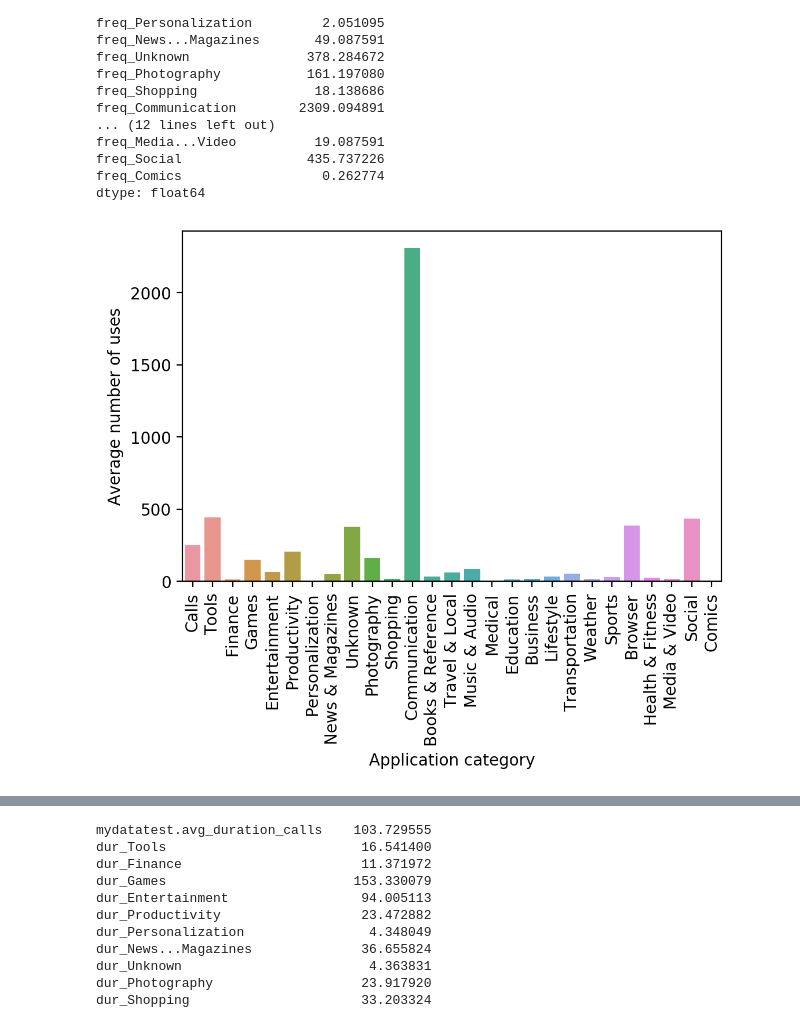
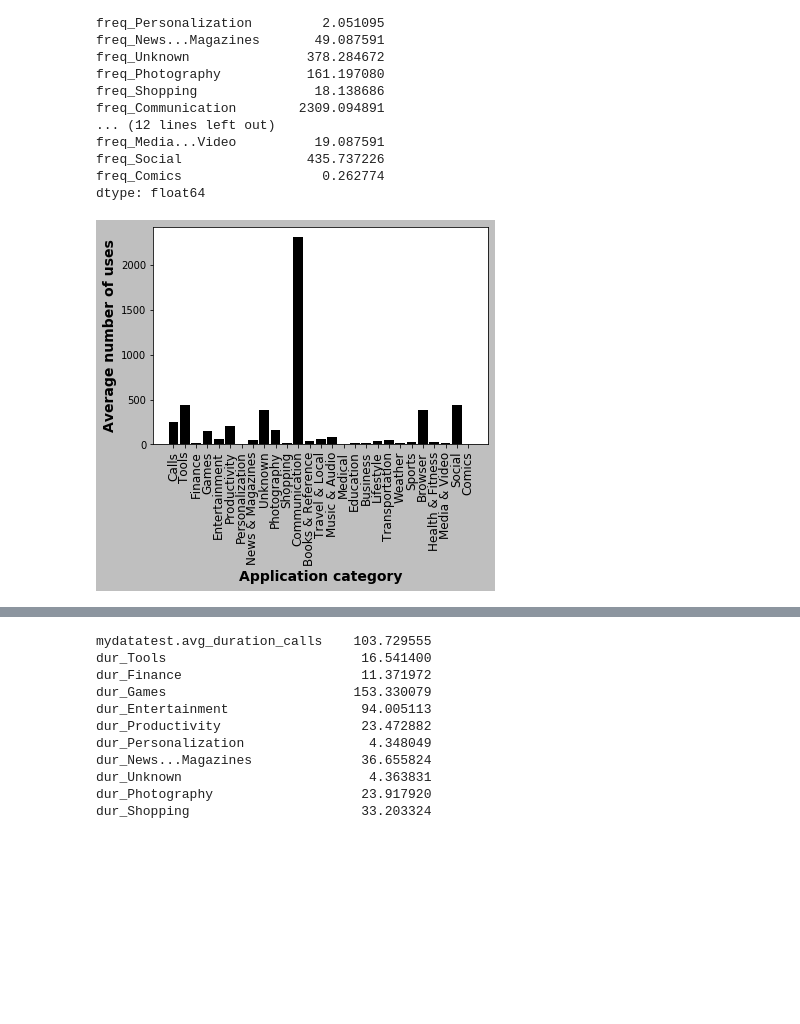
Before and after one commit to rafaoncloud/explainable_AI_personality_traits_big_five, a Jupyter notebook: personality_prediction.ipynb, the cells around one changed output, grey strips where cells are left out. Cells and saved outputs as stored; diff of their text form; code cells hidden in the pictures; blank space fills up the shorter version.

Commit message:
Generate greyscale charts

```diff
--- a/personality_prediction.ipynb
+++ b/personality_prediction.ipynb
@@ -100,21 +100,22 @@ dtype: float64
 # %%
 labels = ['Calls','Tools','Finance','Games','Entertainment','Productivity',
           'Personalization','News & Magazines','Unknown','Photography','Shopping',
           'Communication','Books & Reference','Travel & Local','Music & Audio',
           'Medical','Education','Business','Lifestyle','Transportation','Weather','Sports',
           'Browser','Health & Fitness', 'Media & Video', 'Social', 'Comics']
 
-ax = sns.barplot(x=df_categories_freq_mean.index, y=df_categories_freq_mean.values)
-ax.set_xticklabels(rotation=90, labels=labels)
-plt.xlabel("Application category")
-plt.ylabel("Average number of uses")
+#ax = sns.barplot(x=df_categories_freq_mean.index, y=df_categories_freq_mean.values)
+ax = plt.bar(x=labels, height=df_categories_freq_mean.values, width=0.85)
+plt.xticks(rotation=90, fontsize=12)
+plt.xlabel("Application category", fontsize=14, weight='bold')
+plt.ylabel("Average number of uses", fontsize=14, weight='bold')
 
 #fig = ax.get_figure()
-#plt.savefig('figures/number_of_uses_by_category', dpi=200)
+plt.savefig('figures/number-of-uses-by-category-greyscale', dpi=200, bbox_inches="tight")
 
 plt.show(ax)
 # %% [output]
-[figure, old version]
+[figure, new version]
 # %%
 df_categories_dur = df.loc[:,'mydatatest.avg_duration_calls':'dur_Comics'].copy()
 df_categories_dur.head(2)
```
Also changed, not shown: parts of 1 cell of this notebook, 3 other files.
